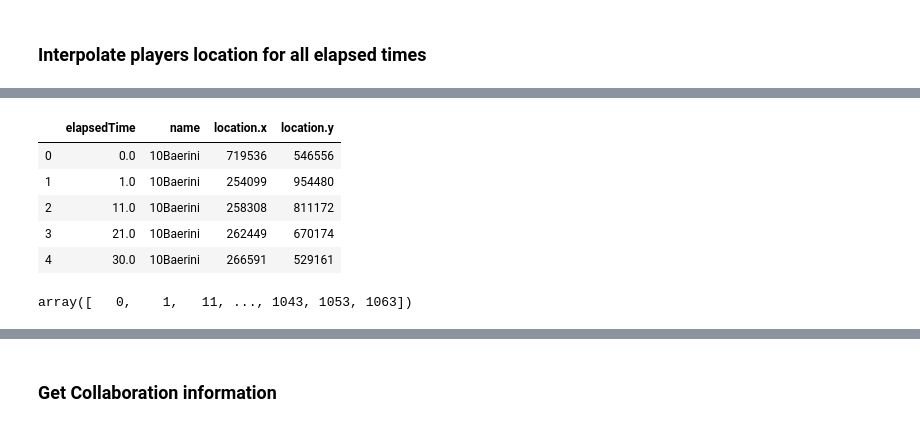
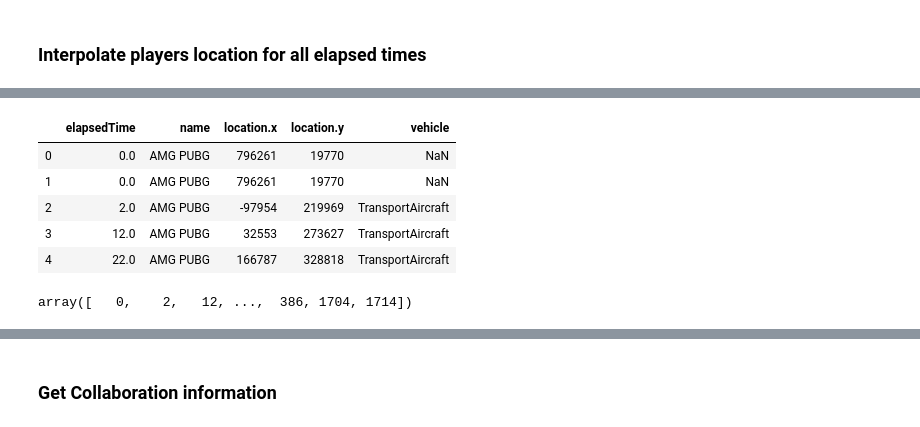
Before and after one commit to valerii-ginak/PUBG_Capstone, a Jupyter notebook: distance_info.ipynb, the cells around one changed output, grey strips where cells are left out. Cells and saved outputs as stored; diff of their text form; code cells hidden in the pictures.

```diff
--- a/distance_info.ipynb
+++ b/distance_info.ipynb
@@ -51,17 +52,3 @@ response2 = requests.get(url_collectassetsid, headers=headers)
 <p><font size=5px>This part has been moved to the "extract_data.ipynb" notebook</font></p>
 <p><font size=4px>What is now here is for the purpose of the analysis of the data of this single match</font></p>
 <p>From here onwards, we are using the data on match 4c76d82b-90f7-4fd1-9ceb-97b99347e94e, belonging to the pc shard</p>
-# %%
-# get the asset id from a match
-asset = response2.json()['data']['relationships']['assets']['data']
-assetid = json.loads(json.dumps(asset[0]))['id']
-
-# getting the telemetry object
-for i in json.loads(json.dumps(response2.json()["included"])):
-    if i["id"] == assetid:
-        telemetry_link = i
-telemetry_link
-
-# getting the telemetry file for the match
-url_telemetrydata = json.loads(json.dumps(telemetry_link))["attributes"]["URL"]
-telemetry_response = requests.get(url_telemetrydata, headers=headers)
@@ -80,7 +65,7 @@ for i in json.loads(json.dumps(telemetry_response.json())):
 # %%
 # RUN THIS CELL TO WORK WITH THE FILE UPLOADED IN THE REPOSITORY
 # read files extracted from this as DataFrame
-with open('telemetry_data/2020-04-09/pc/4c76d82b-90f7-4fd1-9ceb-97b99347e94e.json', 'r') as file:
+with open('telemetry_data/2020-04-27/console/0cc1afa0-cfb4-4de8-86c2-7075a34d92d5.json', 'r') as file:
     json_data = file.read()
     file.close()
 data = []
@@ -179,3 +155,7 @@ data.head(50)
+# %%
+# we will use the vehicle to check what players are still in the airplane
+data.vehicle = data.vehicle.apply(lambda x: {} if pd.isna(x) else x)
+data['vehicle'] = json_normalize(data.vehicle)['vehicleType']
 # %% [markdown]
 ### Interpolate players location for all elapsed times
 # %%
@@ -224,22 +185,23 @@ array(['10Baerini', '2092', '7Burial', '7ooc_-_', '8255', '8344',
 # %%
-data_new_coords = data[['elapsedTime','name','location.x','location.y']].sort_values(['name','elapsedTime']).drop_duplicates()
+# we create a new dataframe with the necessary information to interpolate locations
+data_new_coords = data[['elapsedTime','name','location.x','location.y', 'vehicle']].sort_values(['name','elapsedTime']).drop_duplicates()
 data_new_coords = data_new_coords.reset_index().drop('index', axis=1)
 data_new_coords = data_new_coords.dropna(subset = ['elapsedTime'])
 # we round coordinates for ease of calculations, and because a difference in location smaller than a cm is negligible
 data_new_coords['location.x'] = data_new_coords['location.x'].apply(round)
 data_new_coords['location.y'] = data_new_coords['location.y'].apply(round)
 data_new_coords.head()
 # %% [output]
-|  | elapsedTime | name | location.x | location.y |
-| 0 | 0.0 | 10Baerini | 719536 | 546556 |
-| 1 | 1.0 | 10Baerini | 254099 | 954480 |
-| 2 | 11.0 | 10Baerini | 258308 | 811172 |
-| 3 | 21.0 | 10Baerini | 262449 | 670174 |
-| 4 | 30.0 | 10Baerini | 266591 | 529161 |
+|  | elapsedTime | name | location.x | location.y | vehicle |
+| 0 | 0.0 | AMG PUBG | 796261 | 19770 | NaN |
+| 1 | 0.0 | AMG PUBG | 796261 | 19770 | NaN |
+| 2 | 2.0 | AMG PUBG | -97954 | 219969 | TransportAircraft |
+| 3 | 12.0 | AMG PUBG | 32553 | 273627 | TransportAircraft |
+| 4 | 22.0 | AMG PUBG | 166787 | 328818 | TransportAircraft |
 # %%
 data_new_coords.elapsedTime.unique().astype(int)
 # %% [output]
-array([   0,    1,   11, ..., 1043, 1053, 1063])
+array([   0,    2,   12, ...,  386, 1704, 1714])
 # %%
 %%time
 # since different elapsed times don't show the location of all players, we want to interpolate the position of the players at each
```
Also changed, not shown: parts of 61 cells of this notebook.
